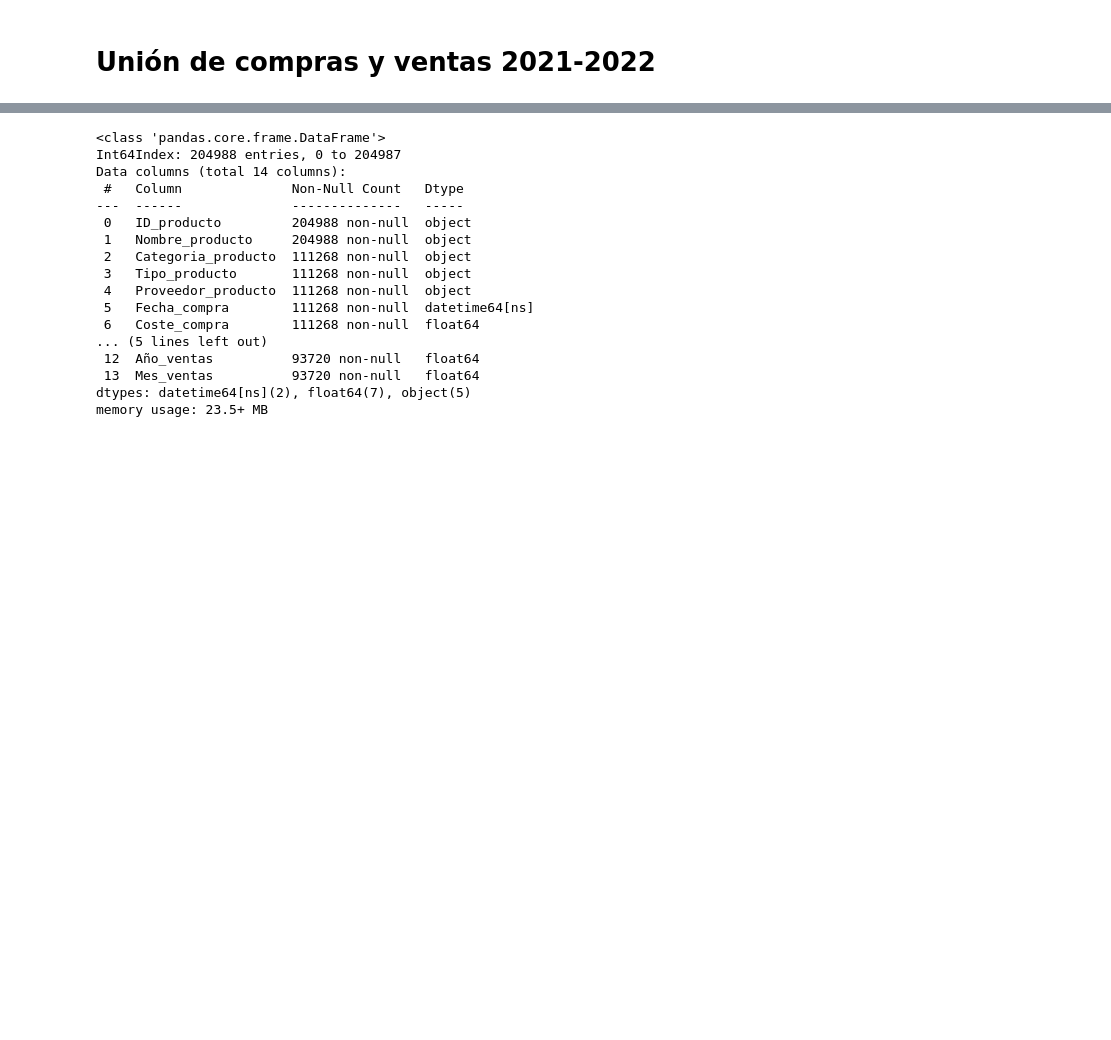
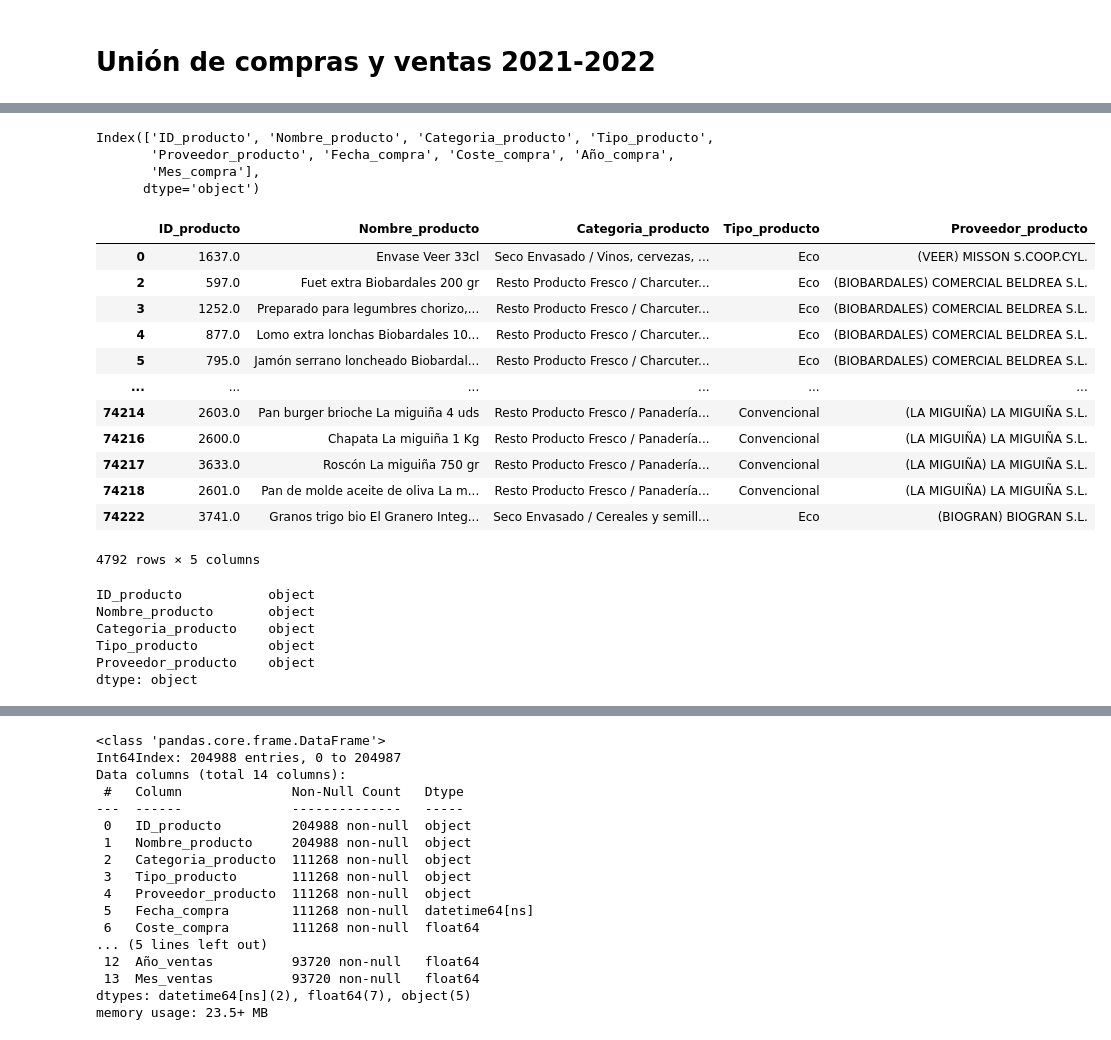
Before and after one commit to Factoria-F5-AI-Bootcamp-1-Edicion/osa_analysis, a Jupyter notebook: 2. Data_Engineer_Ventas_LaOsa.ipynb, the cells around one changed output, grey strips where cells are left out. Drawn from its saved outputs; the diff is of its cells as text; code cells hidden in the pictures; blank space fills up the shorter version.

```diff
--- a/2. Data_Engineer_Ventas_LaOsa.ipynb
+++ b/2. Data_Engineer_Ventas_LaOsa.ipynb
@@ -1366,0 +1392,7 @@ dtype: int64
+# %%
+compras_2021_2022.columns
+# %% [output]
+Index(['ID_producto', 'Nombre_producto', 'Categoria_producto', 'Tipo_producto',
+       'Proveedor_producto', 'Fecha_compra', 'Coste_compra', 'Año_compra',
+       'Mes_compra'],
+      dtype='object')
@@ -1366,0 +1401,26 @@ dtype: int64
+# %%
+producto_info = compras[['ID_producto', 'Nombre_producto', 'Categoria_producto', 'Tipo_producto','Proveedor_producto']].drop_duplicates()
+producto_info
+# %% [output]
+|  | ID_producto | Nombre_producto | Categoria_producto | Tipo_producto | Proveedor_producto |
+| 0 | 1637.0 | Envase Veer 33cl | Seco Envasado / Vinos, cervezas, ... | Eco | (VEER) MISSON S.COOP.CYL. |
+| 2 | 597.0 | Fuet extra Biobardales 200 gr | Resto Producto Fresco / Charcuter... | Eco | (BIOBARDALES) COMERCIAL BELDREA S.L. |
+| 3 | 1252.0 | Preparado para legumbres chorizo,... | Resto Producto Fresco / Charcuter... | Eco | (BIOBARDALES) COMERCIAL BELDREA S.L. |
+| 4 | 877.0 | Lomo extra lonchas Biobardales 10... | Resto Producto Fresco / Charcuter... | Eco | (BIOBARDALES) COMERCIAL BELDREA S.L. |
+| 5 | 795.0 | Jamón serrano loncheado Biobardal... | Resto Producto Fresco / Charcuter... | Eco | (BIOBARDALES) COMERCIAL BELDREA S.L. |
+| ... | ... | ... | ... | ... | ... |
+| 74214 | 2603.0 | Pan burger brioche La miguiña 4 uds | Resto Producto Fresco / Panadería... | Convencional | (LA MIGUIÑA) LA MIGUIÑA S.L. |
+| 74216 | 2600.0 | Chapata La miguiña 1 Kg | Resto Producto Fresco / Panadería... | Convencional | (LA MIGUIÑA) LA MIGUIÑA S.L. |
+| 74217 | 3633.0 | Roscón La miguiña 750 gr | Resto Producto Fresco / Panadería... | Convencional | (LA MIGUIÑA) LA MIGUIÑA S.L. |
+| 74218 | 2601.0 | Pan de molde aceite de oliva La m... | Resto Producto Fresco / Panadería... | Convencional | (LA MIGUIÑA) LA MIGUIÑA S.L. |
+| 74222 | 3741.0 | Granos trigo bio El Granero Integ... | Seco Envasado / Cereales y semill... | Eco | (BIOGRAN) BIOGRAN S.L. |
+4792 rows × 5 columns
+# %%
+producto_info.dtypes
+# %% [output]
+ID_producto           object
+Nombre_producto       object
+Categoria_producto    object
+Tipo_producto         object
+Proveedor_producto    object
+dtype: object
```
Also changed, not shown: parts of 15 cells of this notebook, 3 other files.
